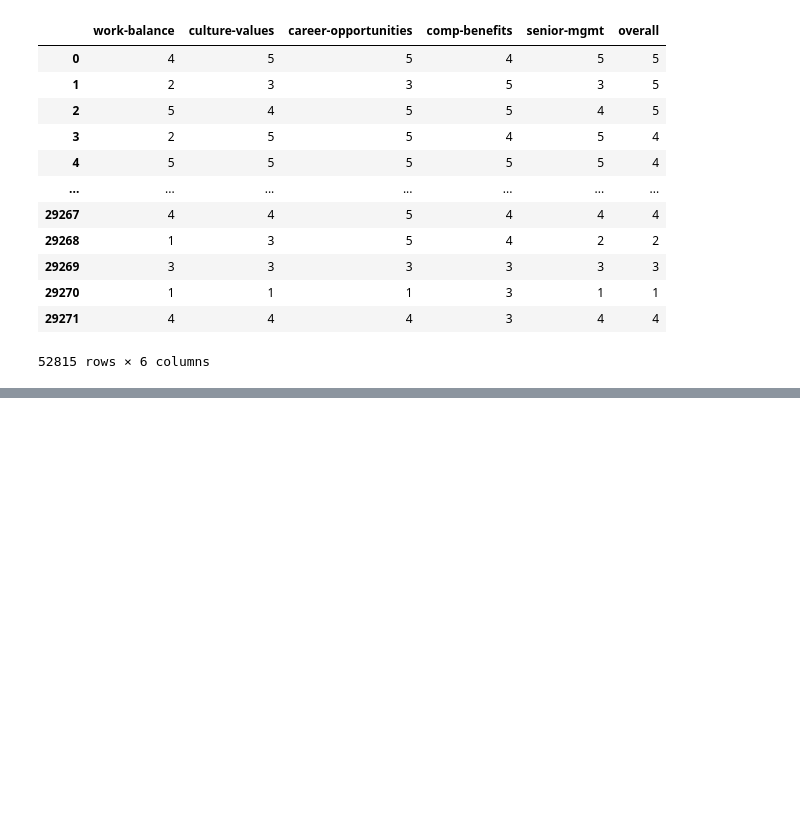
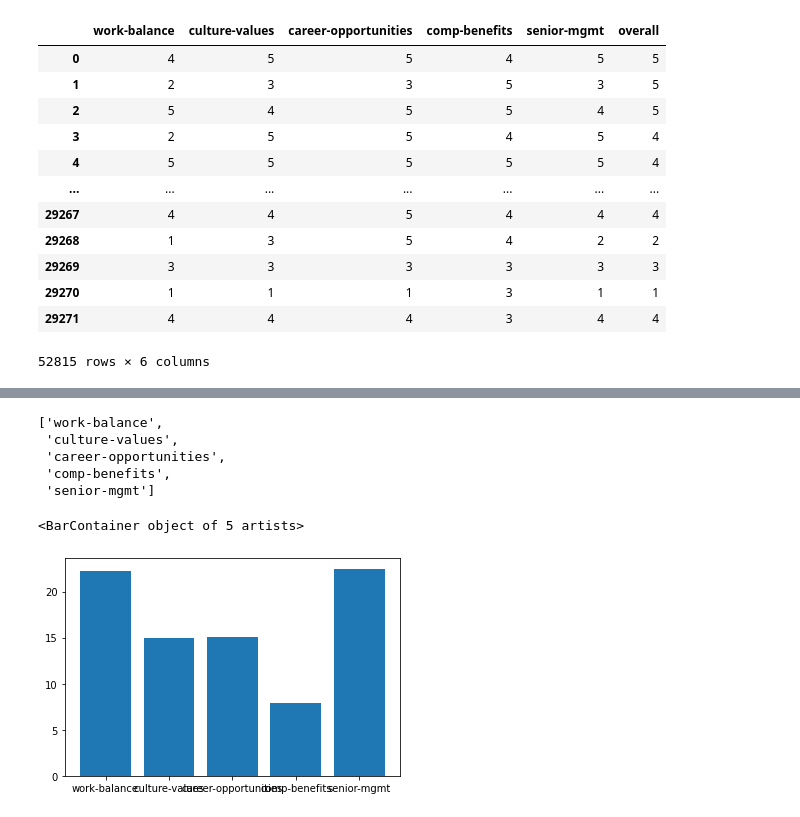
Before and after one commit to theresa-sporn/WorkforceSentimentMonitoring, a Jupyter notebook: notebooks/gceline_frontend_streamlit_v2.ipynb, the cells around one changed output, grey strips where cells are left out. Drawn from its saved outputs; the diff is of its cells as text; code cells hidden in the pictures; blank space fills up the shorter version.

```diff
--- a/notebooks/gceline_frontend_streamlit_v2.ipynb
+++ b/notebooks/gceline_frontend_streamlit_v2.ipynb
@@ -145,3 +125,10 @@ counts = ['positive', 'negative', 'neutral']
+# %%
+pos_counts_2 = df_2[df_2==1].count()
+neg_counts_2 = df_2[df_2==0].count()
+neutral_counts_2 = df_2[df_2==2].count()
+
+
+counts_2 = ['positive', 'negative', 'neutral']
 # %%
 df_counts = pd.DataFrame([pos_counts, neg_counts, neutral_counts], index=counts)
 df_counts
@@ -147,0 +140,3 @@ df_counts
+# %%
+df_counts_2 = pd.DataFrame([pos_counts_2, neg_counts_2, neutral_counts_2], index=counts_2)
+df_counts_2
@@ -148,5 +148,6 @@ df_counts
 # %%
 total_counts = df.shape[0]
+total_counts_2 = df_2.shape[0]
 # %%
 for category in categories:
     df_counts[f'{category}_counts'] = (df_counts[f'{category}']/total_counts)
@@ -154,0 +161,6 @@ df_counts
+# %%
+for category in categories:
+    df_counts_2[f'{category}_counts'] = (df_counts_2[f'{category}']/total_counts_2)
+
+df_counts_2 = df_counts_2.iloc[:2]
+df_counts_2
@@ -224,5 +340,16 @@ categories
+# %%
+topics
+# %% [output]
+['work-balance',
+ 'culture-values',
+ 'career-opportunities',
+ 'comp-benefits',
+ 'senior-mgmt']
 # %%
-plt.bar(topics, df_trans.negative)
+plt.bar(topics, df_trans[['negative']].iloc[1:].negative)
+# %% [output]
+<BarContainer object of 5 artists>
+[figure, added]
 # %%
 df_trans.reset_index(inplace=True)
 df_trans.rename(columns = {'index':'review topics','negative':'percentage [%]'}, inplace=True)
```
Also changed, not shown: parts of 38 cells of this notebook, 1 other file.
